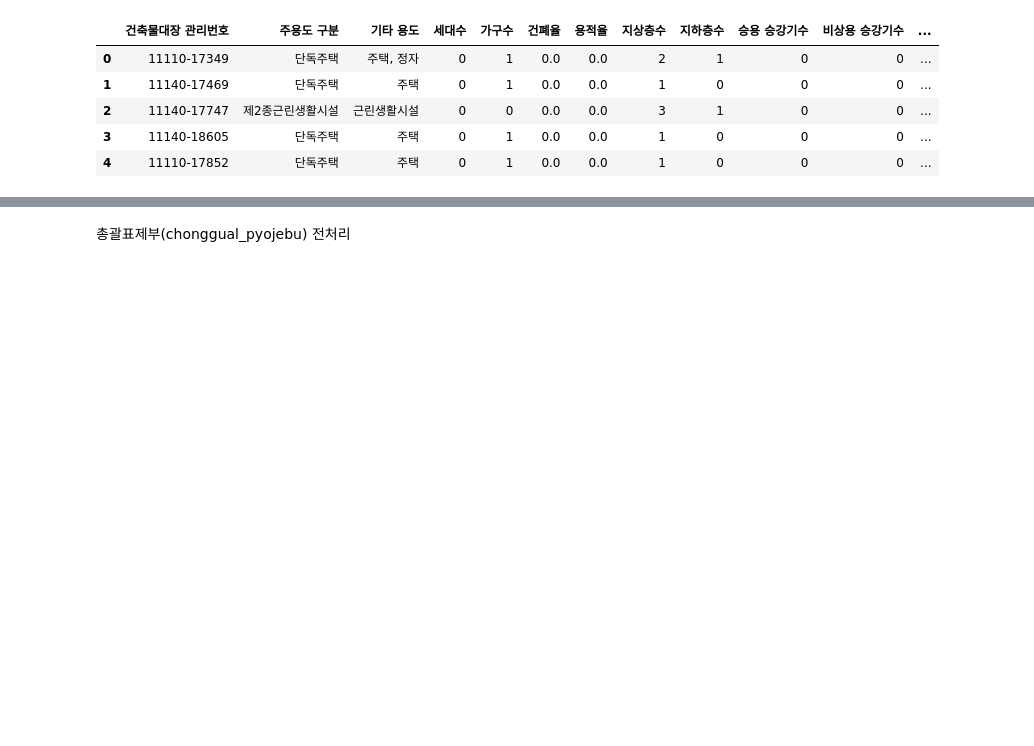
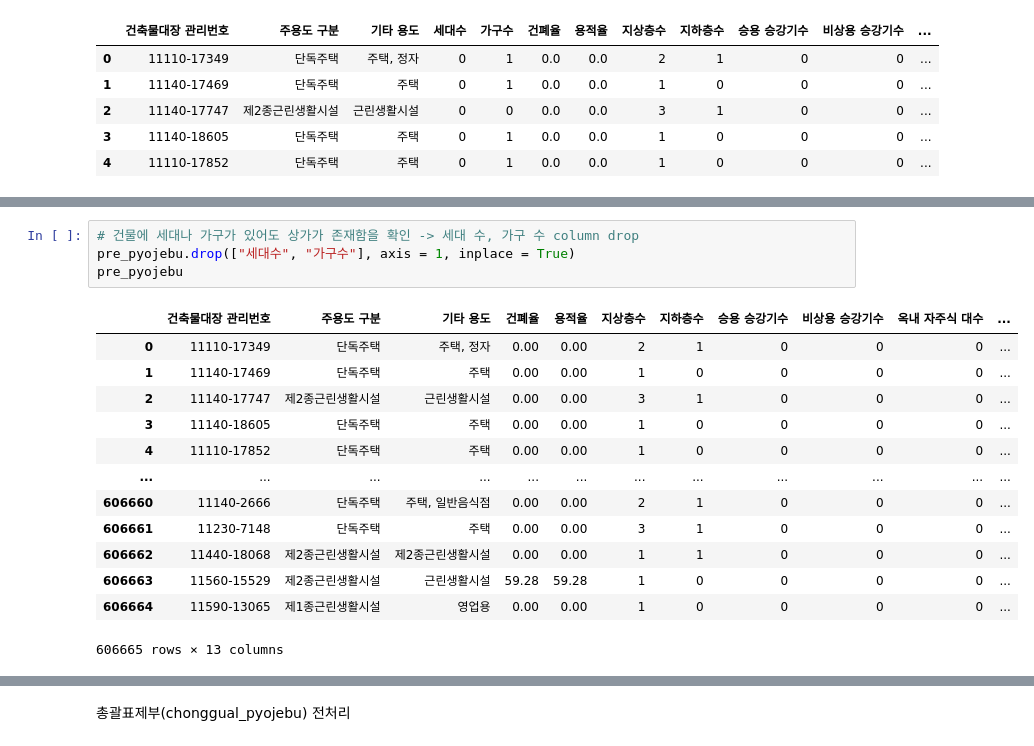
Before and after one commit to Capstone-4/BuildingPre, a Jupyter notebook: building.ipynb, the cells around one changed output, grey strips where cells are left out. Cells and saved outputs as stored; diff of their text form; blank space fills up the shorter version.

```diff
--- a/building.ipynb
+++ b/building.ipynb
@@ -113,0 +180,18 @@ pre_pyojebu.head()
+# %%
+# 건물에 세대나 가구가 있어도 상가가 존재함을 확인 -> 세대 수, 가구 수 column drop
+pre_pyojebu.drop(["세대수", "가구수"], axis = 1, inplace = True)
+pre_pyojebu
+# %% [output]
+|  | 건축물대장 관리번호 | 주용도 구분 | 기타 용도 | 건폐율 | 용적율 | 지상층수 | 지하층수 | 승용 승강기수 | 비상용 승강기수 | 옥내 자주식 대수 | ... |
+| 0 | 11110-17349 | 단독주택 | 주택, 정자 | 0.00 | 0.00 | 2 | 1 | 0 | 0 | 0 | ... |
+| 1 | 11140-17469 | 단독주택 | 주택 | 0.00 | 0.00 | 1 | 0 | 0 | 0 | 0 | ... |
+| 2 | 11140-17747 | 제2종근린생활시설 | 근린생활시설 | 0.00 | 0.00 | 3 | 1 | 0 | 0 | 0 | ... |
+| 3 | 11140-18605 | 단독주택 | 주택 | 0.00 | 0.00 | 1 | 0 | 0 | 0 | 0 | ... |
+| 4 | 11110-17852 | 단독주택 | 주택 | 0.00 | 0.00 | 1 | 0 | 0 | 0 | 0 | ... |
+| ... | ... | ... | ... | ... | ... | ... | ... | ... | ... | ... | ... |
+| 606660 | 11140-2666 | 단독주택 | 주택, 일반음식점 | 0.00 | 0.00 | 2 | 1 | 0 | 0 | 0 | ... |
+| 606661 | 11230-7148 | 단독주택 | 주택 | 0.00 | 0.00 | 3 | 1 | 0 | 0 | 0 | ... |
+| 606662 | 11440-18068 | 제2종근린생활시설 | 제2종근린생활시설 | 0.00 | 0.00 | 1 | 1 | 0 | 0 | 0 | ... |
+| 606663 | 11560-15529 | 제2종근린생활시설 | 근린생활시설 | 59.28 | 59.28 | 1 | 0 | 0 | 0 | 0 | ... |
+| 606664 | 11590-13065 | 제1종근린생활시설 | 영업용 | 0.00 | 0.00 | 1 | 0 | 0 | 0 | 0 | ... |
+606665 rows × 13 columns
```
Also changed, not shown: parts of 32 cells of this notebook.
